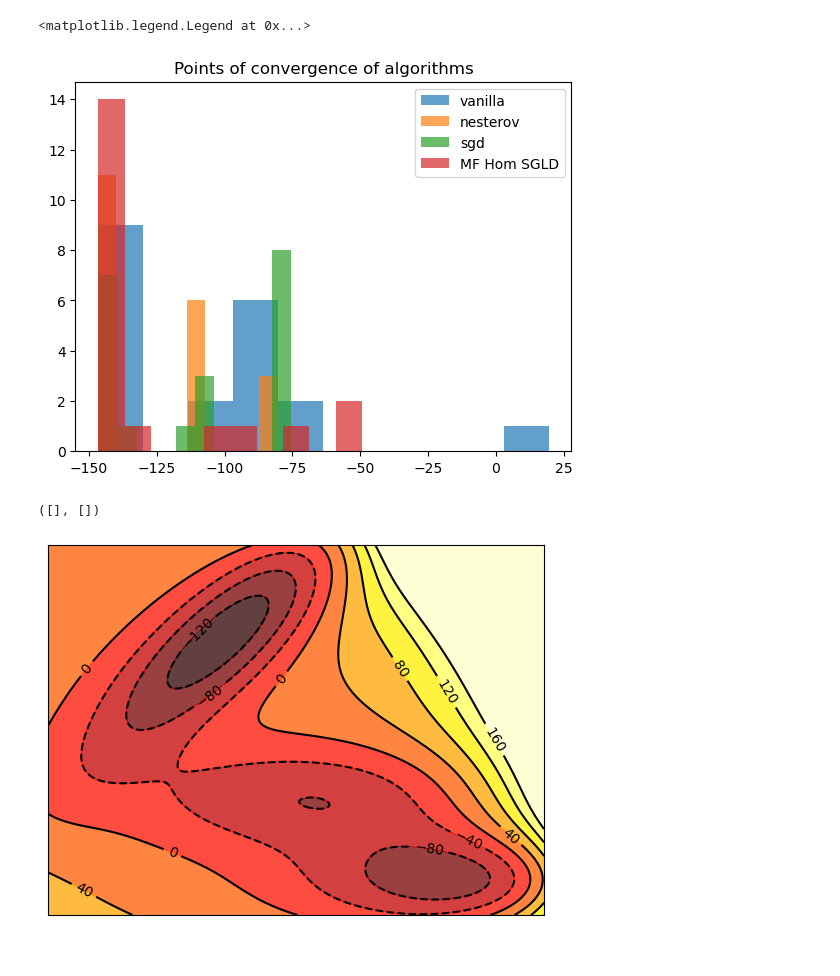
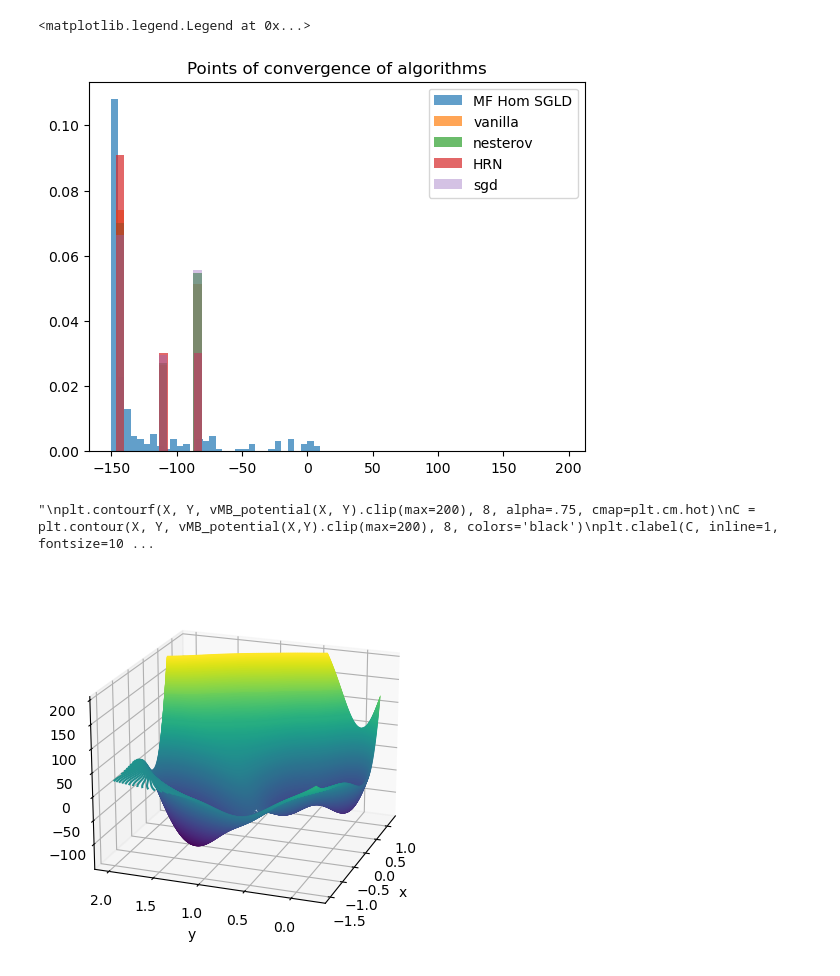
Before and after one commit to PantelisTass/Imperial-UROP-Project-SGD, a Jupyter notebook: Multiple Local Minima Loss function.ipynb, the cells around one changed output. Cells and saved outputs as stored; diff of their text form; code cells hidden in the pictures.

```diff
--- a/Multiple Local Minima Loss function.ipynb
+++ b/Multiple Local Minima Loss function.ipynb
@@ -308,25 +525,37 @@ plt.yticks([])
 # %%
 plt.title('Points of convergence of algorithms')
-plt.hist(minima_vanilla, alpha = 0.7, label = 'vanilla')
-plt.hist(minima_nesterov, alpha = 0.7, label = 'nesterov')
-plt.hist(minima_sgd, alpha = 0.7, label = 'sgd')
-plt.hist(minima_MF_Hom_SGLD, alpha = 0.7, label = 'MF Hom SGLD')
+plt.hist(minima_MF_Hom_SGLD, alpha = 0.7, bins = bins, density = 'True', label = 'MF Hom SGLD')
+plt.hist(minima_vanilla, alpha = 0.7, density = 'True', label = 'vanilla')
+plt.hist(minima_nesterov, alpha = 0.7, density = 'True',label = 'nesterov')
+plt.hist(minima_HRN, alpha = 0.7,density = 'True', label = 'HRN')
+plt.hist(minima_sgd, alpha = 0.4, density = 'True', label = 'sgd')
 plt.legend()
 # %% [output]
 <matplotlib.legend.Legend at 0x...>
-[figure, old version]
+[figure, new version]
 # %%
 #contour plot of Muller-Brown potential
 n = 256
 x = np.linspace(-1.5, 1.2, n)
 y = np.linspace(-0.2, 2, n)
 X, Y = np.meshgrid(x, y)
 
+Z = vMB_potential(X,Y).clip(max=200)
+
+fig = plt.figure()
+ax = plt.axes(projection='3d')
+ax.view_init(20, 200)
+ax.contour3D(X, Y, Z, 500, cmap='viridis')
+ax.set_xlabel('x')
+ax.set_ylabel('y')
+ax.set_zlabel('z');
+'''
 plt.contourf(X, Y, vMB_potential(X, Y).clip(max=200), 8, alpha=.75, cmap=plt.cm.hot)
 C = plt.contour(X, Y, vMB_potential(X,Y).clip(max=200), 8, colors='black')
 plt.clabel(C, inline=1, fontsize=10)
 plt.xticks([])
 plt.yticks([])
+'''
 # %% [output]
-([], [])
+"\nplt.contourf(X, Y, vMB_potential(X, Y).clip(max=200), 8, alpha=.75, cmap=plt.cm.hot)\nC = plt.contour(X, Y, vMB_potential(X,Y).clip(max=200), 8, colors='black')\nplt.clabel(C, inline=1, fontsize=10 ...
-[figure, old version]
+[figure, new version]
```
Also changed, not shown: parts of 9 cells of this notebook.
